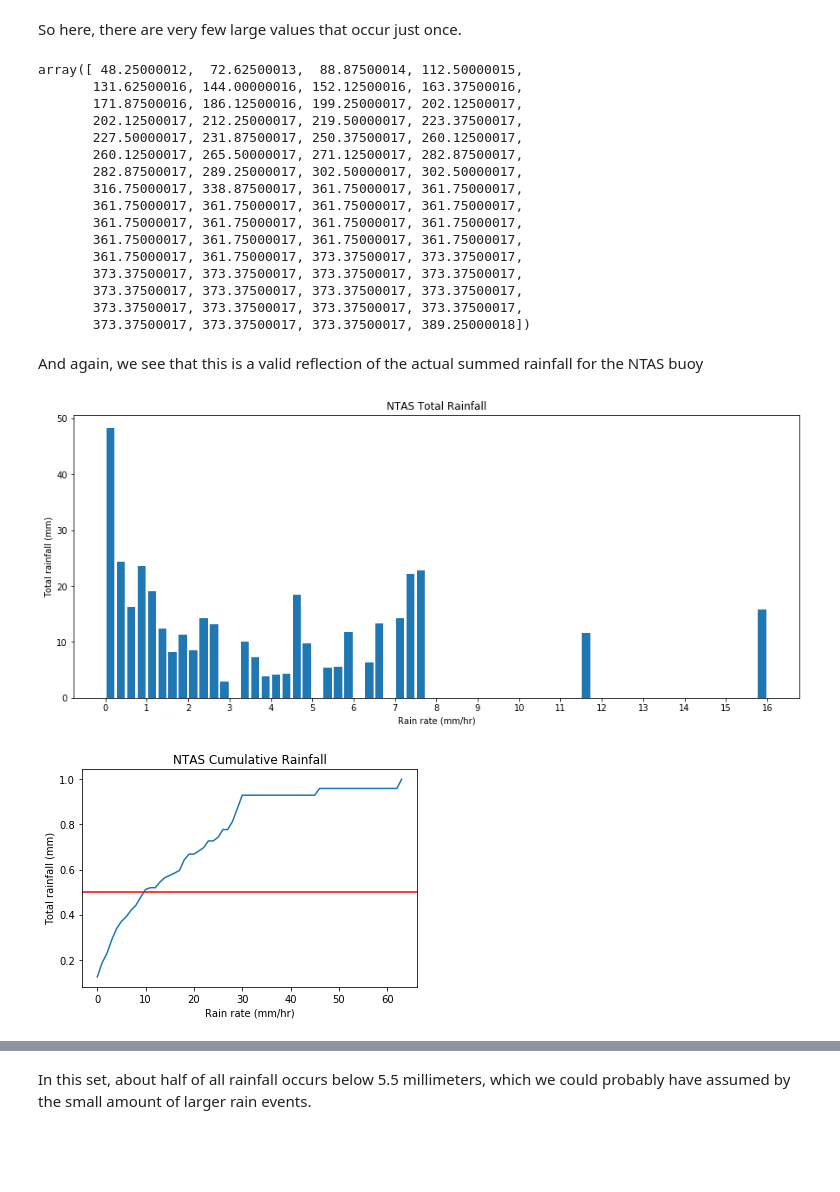
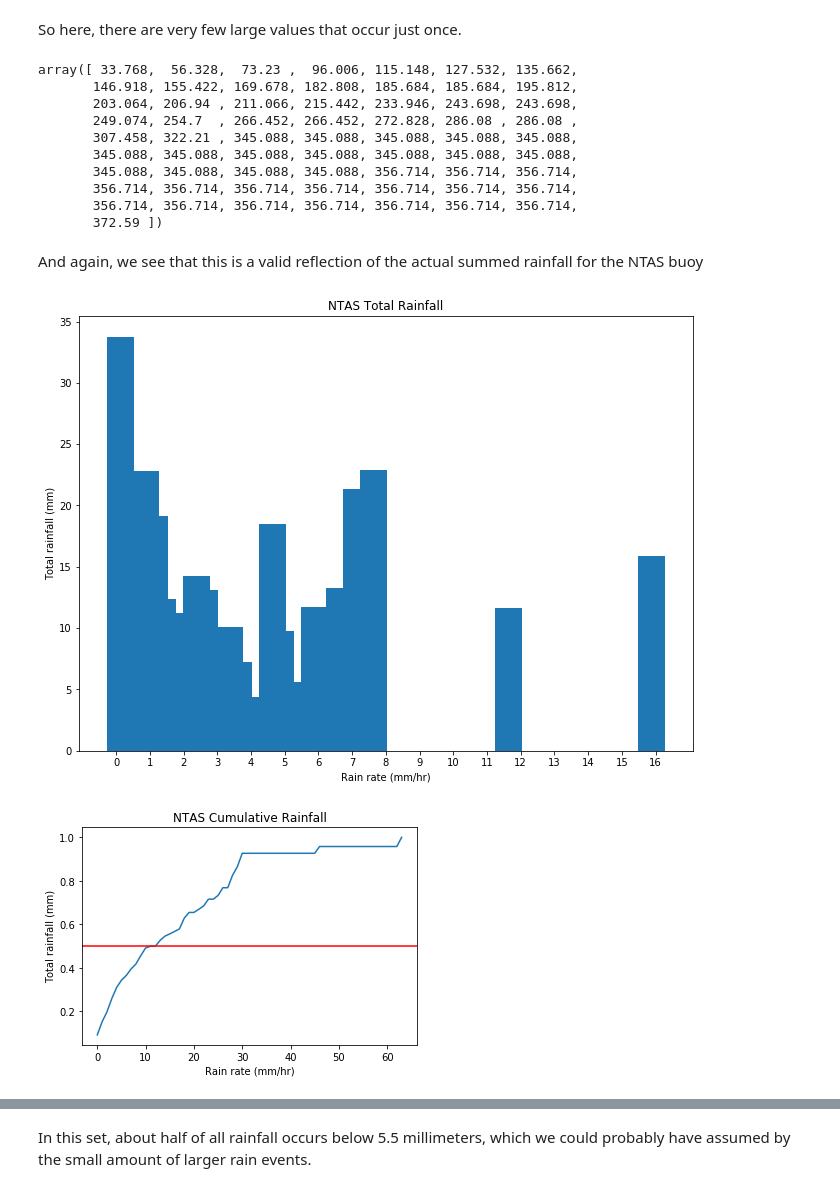
Before and after one commit to uncw-cubesat-lab/rain-class, a Jupyter notebook: Intuitive Look at Precipitation Measures.ipynb, the cells around one changed output, grey strips where cells are left out. Saved outputs shown, nothing was run; the diff lists cells and outputs as text; code cells hidden in the pictures; blank space fills up the shorter version.

```diff
--- a/Intuitive Look at Precipitation Measures.ipynb
+++ b/Intuitive Look at Precipitation Measures.ipynb
@@ -421,12 +1228,14 @@ plt.scatter(x=ntas['sss'], y=ntas['precip'])
 # %% [markdown]
 So here, there are very few instances of any rainfall over 8 mm in an hour.
 # %%
-(n, bins, patches) = plt.hist(
-    ntas['precip'], bins=np.arange(min(ntas[ntas['precip'] > 0]['precip']),
-    max(ntas[ntas['precip'] > 0]['precip']) + 0.25, 0.25))
-
-plt.xlim([min(ntas[ntas['precip'] > 0]['precip']),max(ntas[ntas['precip'] > 0]['precip'])])
+#plt.hist(data['precip'], bins=np.arange(0.01,0.2,0.01))
+#plt.xlim([0.01,0.21])
+(n, bins, patches) = plt.hist(ntas['precip'], bins=np.arange(0.001,16.251,0.25))
+plt.xlim([0.001,16.001])
+#plt.hist(data['precip'], bins=np.arange(15,35,3))
 plt.xscale('log')
 plt.show()
 bin_centers = bins[0:64] + 0.125
+#bin_centers
+#print(a)
 # %% [output]
@@ -458,33 +1263,27 @@ So here, there are very few large values that occur just once.
 # %%
 sums.cumsum()
 # %% [output]
-array([ 48.25000012,  72.62500013,  88.87500014, 112.50000015,
-       131.62500016, 144.00000016, 152.12500016, 163.37500016,
-       171.87500016, 186.12500016, 199.25000017, 202.12500017,
-       202.12500017, 212.25000017, 219.50000017, 223.37500017,
-       227.50000017, 231.87500017, 250.37500017, 260.12500017,
-       260.12500017, 265.50000017, 271.12500017, 282.87500017,
-       282.87500017, 289.25000017, 302.50000017, 302.50000017,
-       316.75000017, 338.87500017, 361.75000017, 361.75000017,
-       361.75000017, 361.75000017, 361.75000017, 361.75000017,
-       361.75000017, 361.75000017, 361.75000017, 361.75000017,
-       361.75000017, 361.75000017, 361.75000017, 361.75000017,
-       361.75000017, 361.75000017, 373.37500017, 373.37500017,
-       373.37500017, 373.37500017, 373.37500017, 373.37500017,
-       373.37500017, 373.37500017, 373.37500017, 373.37500017,
-       373.37500017, 373.37500017, 373.37500017, 373.37500017,
-       373.37500017, 373.37500017, 373.37500017, 389.25000018])
+array([ 33.768,  56.328,  73.23 ,  96.006, 115.148, 127.532, 135.662,
+       146.918, 155.422, 169.678, 182.808, 185.684, 185.684, 195.812,
+       203.064, 206.94 , 211.066, 215.442, 233.946, 243.698, 243.698,
+       249.074, 254.7  , 266.452, 266.452, 272.828, 286.08 , 286.08 ,
+       307.458, 322.21 , 345.088, 345.088, 345.088, 345.088, 345.088,
+       345.088, 345.088, 345.088, 345.088, 345.088, 345.088, 345.088,
+       345.088, 345.088, 345.088, 345.088, 356.714, 356.714, 356.714,
+       356.714, 356.714, 356.714, 356.714, 356.714, 356.714, 356.714,
+       356.714, 356.714, 356.714, 356.714, 356.714, 356.714, 356.714,
+       372.59 ])
 # %% [markdown]
 And again, we see that this is a valid reflection of the actual summed rainfall for the NTAS buoy
 # %%
-_, ax = plt.subplots(figsize=(15,6))
-plt.bar(x=bin_centers, height=sums, width=0.2)
+_, ax = plt.subplots(figsize=(11,8))
+plt.bar(x=bin_centers, height=sums)
 plt.xlabel('Rain rate (mm/hr)')
 plt.ylabel('Total rainfall (mm)')
 plt.title('NTAS Total Rainfall')
 plt.xticks(np.arange(0,17,1));
 # %% [output]
-[figure, old version]
+[figure, new version]
 # %%
 fullsum = sums.cumsum()/sums.sum()
 halfsum = (sums.cumsum()/sums.sum())[:33]
@@ -494,7 +1293,7 @@ plt.xlabel('Rain rate (mm/hr)')
 plt.ylabel('Total rainfall (mm)')
 plt.title('NTAS Cumulative Rainfall');
 # %% [output]
-[figure, old version]
+[figure, new version]
 # %%
 plt.plot(halfsum)
 plt.axhline(y=.5, color='r')
```
Also changed, not shown: parts of 76 cells of this notebook.
